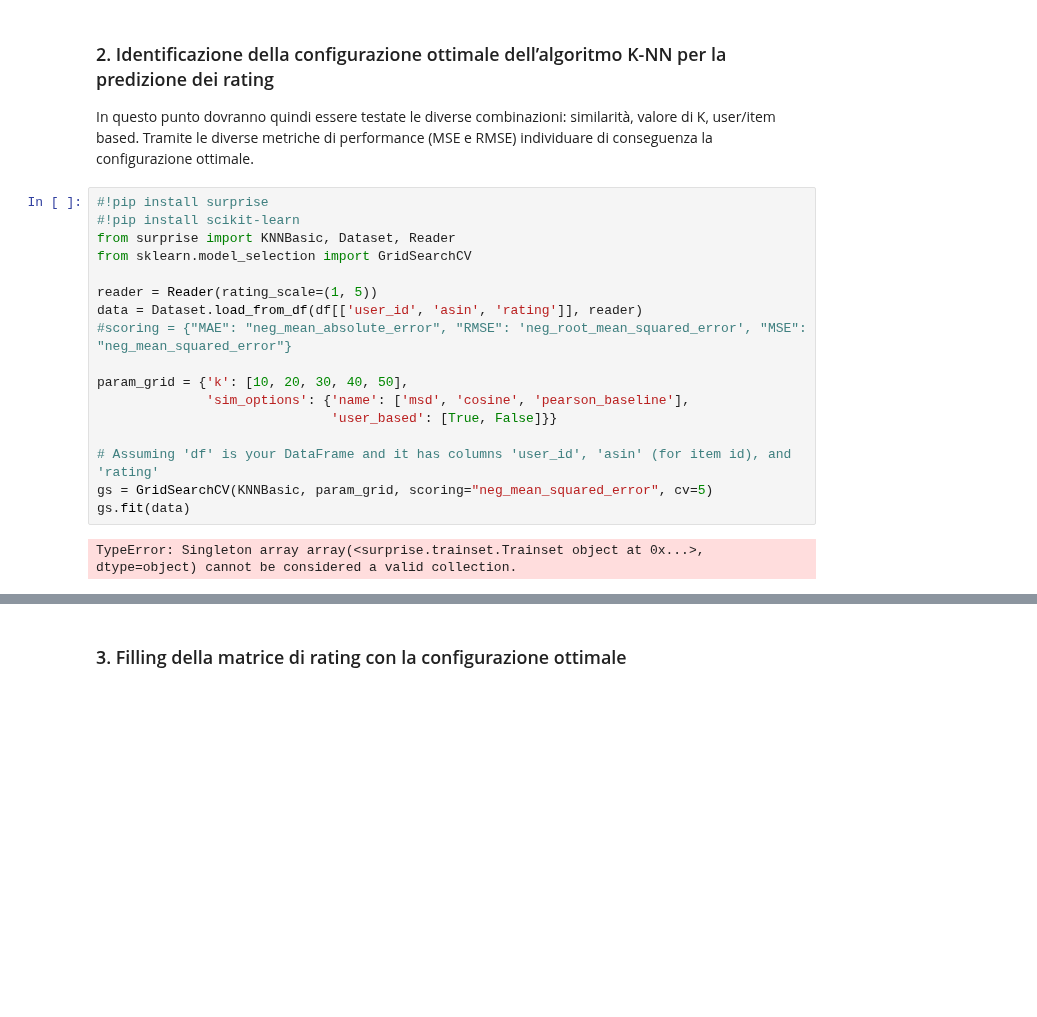
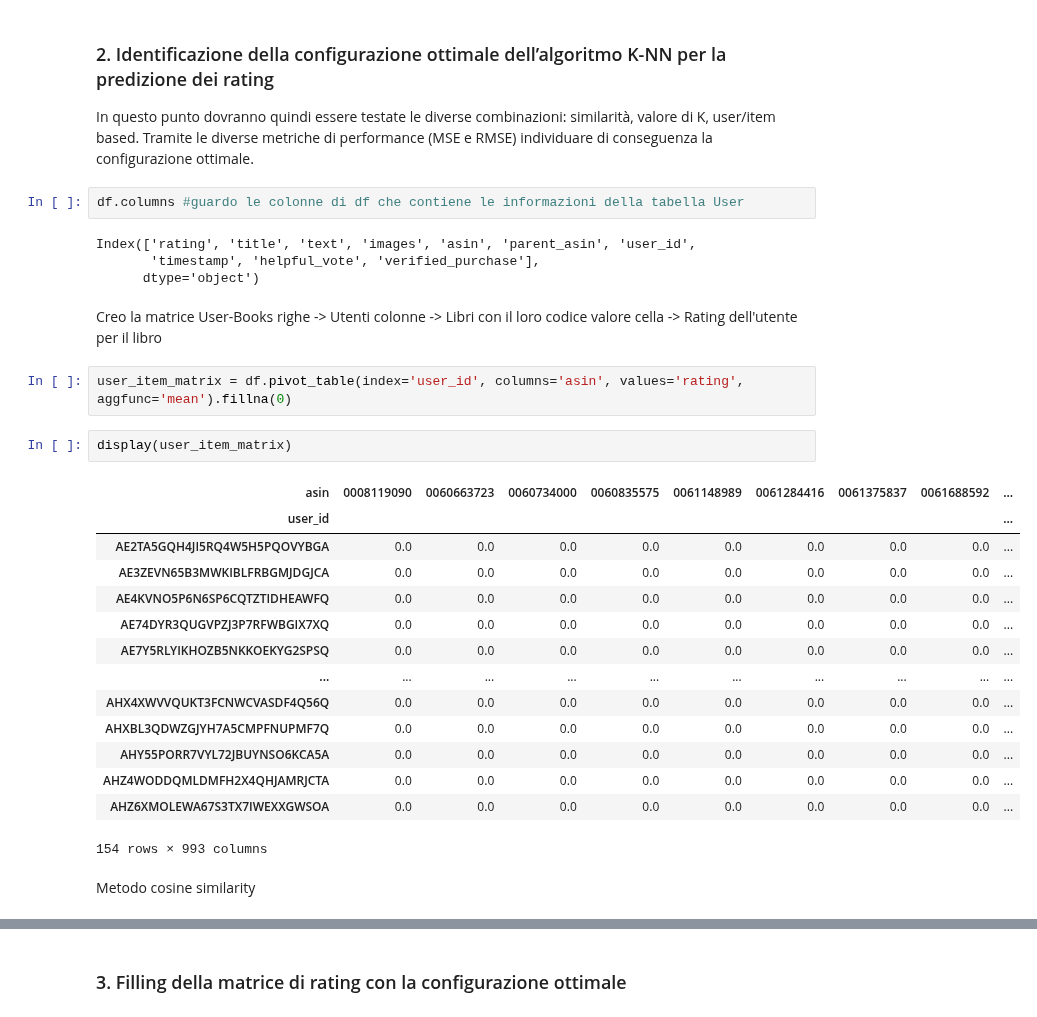
Before and after one commit to richbira/Computing-Methods-for-Business-Management-Project, a Jupyter notebook: Proj_metodi_informatici.ipynb, the cells around one changed output, grey strips where cells are left out. Saved outputs shown, nothing was run; the diff lists cells and outputs as text; blank space fills up the shorter version.

```diff
--- a/Proj_metodi_informatici.ipynb
+++ b/Proj_metodi_informatici.ipynb
@@ -158,22 +159,35 @@ La distribuzione è asimmetrica positiva, con uno sbilanciamento importante vers
 # %% [markdown]
 ### 2. Identificazione della configurazione ottimale dell’algoritmo K-NN per la predizione dei rating
 In questo punto dovranno quindi essere testate le diverse combinazioni: similarità, valore di K, user/item based. Tramite le diverse metriche di performance (MSE e RMSE) individuare di conseguenza la configurazione ottimale.
-# %%
-#!pip install surprise
-#!pip install scikit-learn
-from surprise import KNNBasic, Dataset, Reader
-from sklearn.model_selection import GridSearchCV
-
-reader = Reader(rating_scale=(1, 5))
-data = Dataset.load_from_df(df[['user_id', 'asin', 'rating']], reader)
-#scoring = {"MAE": "neg_mean_absolute_error", "RMSE": 'neg_root_mean_squared_error', "MSE": "neg_mean_squared_error"}
-
-param_grid = {'k': [10, 20, 30, 40, 50],
-              'sim_options': {'name': ['msd', 'cosine', 'pearson_baseline'],
-                              'user_based': [True, False]}}
-
-# Assuming 'df' is your DataFrame and it has columns 'user_id', 'asin' (for item id), and 'rating'
-gs = GridSearchCV(KNNBasic, param_grid, scoring="neg_mean_squared_error", cv=5)
-gs.fit(data)
-# %% [output]
-TypeError: Singleton array array(<surprise.trainset.Trainset object at 0x...>, dtype=object) cannot be considered a valid collection.
+# %%
+df.columns #guardo le colonne di df che contiene le informazioni della tabella User
+# %% [output]
+Index(['rating', 'title', 'text', 'images', 'asin', 'parent_asin', 'user_id',
+       'timestamp', 'helpful_vote', 'verified_purchase'],
+      dtype='object')
+# %% [markdown]
+Creo la matrice User-Books
+righe -> Utenti
+colonne -> Libri con il loro codice
+valore cella -> Rating dell'utente per il libro
+# %%
+user_item_matrix = df.pivot_table(index='user_id', columns='asin', values='rating', aggfunc='mean').fillna(0)
+# %%
+display(user_item_matrix)
+# %% [output]
+| asin | 0008119090 | 0060663723 | 0060734000 | 0060835575 | 0061148989 | 0061284416 | 0061375837 | 0061688592 | ... |
+| user_id |  |  |  |  |  |  |  |  | ... |
+| AE2TA5GQH4JI5RQ4W5H5PQOVYBGA | 0.0 | 0.0 | 0.0 | 0.0 | 0.0 | 0.0 | 0.0 | 0.0 | ... |
+| AE3ZEVN65B3MWKIBLFRBGMJDGJCA | 0.0 | 0.0 | 0.0 | 0.0 | 0.0 | 0.0 | 0.0 | 0.0 | ... |
+| AE4KVNO5P6N6SP6CQTZTIDHEAWFQ | 0.0 | 0.0 | 0.0 | 0.0 | 0.0 | 0.0 | 0.0 | 0.0 | ... |
+| AE74DYR3QUGVPZJ3P7RFWBGIX7XQ | 0.0 | 0.0 | 0.0 | 0.0 | 0.0 | 0.0 | 0.0 | 0.0 | ... |
+| AE7Y5RLYIKHOZB5NKKOEKYG2SPSQ | 0.0 | 0.0 | 0.0 | 0.0 | 0.0 | 0.0 | 0.0 | 0.0 | ... |
+| ... | ... | ... | ... | ... | ... | ... | ... | ... | ... |
+| AHX4XWVVQUKT3FCNWCVASDF4Q56Q | 0.0 | 0.0 | 0.0 | 0.0 | 0.0 | 0.0 | 0.0 | 0.0 | ... |
+| AHXBL3QDWZGJYH7A5CMPFNUPMF7Q | 0.0 | 0.0 | 0.0 | 0.0 | 0.0 | 0.0 | 0.0 | 0.0 | ... |
+| AHY55PORR7VYL72JBUYNSO6KCA5A | 0.0 | 0.0 | 0.0 | 0.0 | 0.0 | 0.0 | 0.0 | 0.0 | ... |
+| AHZ4WODDQMLDMFH2X4QHJAMRJCTA | 0.0 | 0.0 | 0.0 | 0.0 | 0.0 | 0.0 | 0.0 | 0.0 | ... |
+| AHZ6XMOLEWA67S3TX7IWEXXGWSOA | 0.0 | 0.0 | 0.0 | 0.0 | 0.0 | 0.0 | 0.0 | 0.0 | ... |
+154 rows × 993 columns
+# %% [markdown]
+Metodo cosine similarity
```
Also changed, not shown: parts of 11 cells of this notebook.
